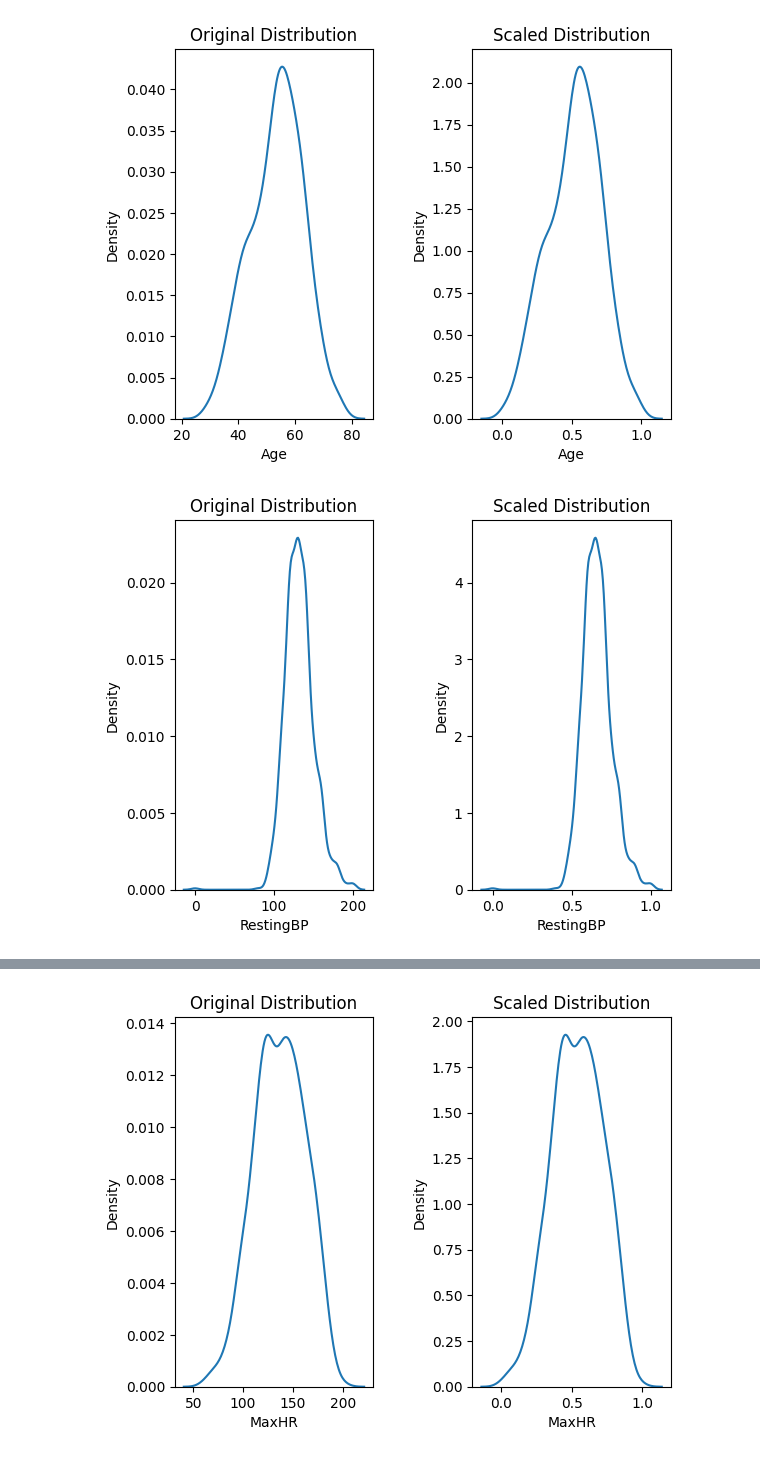
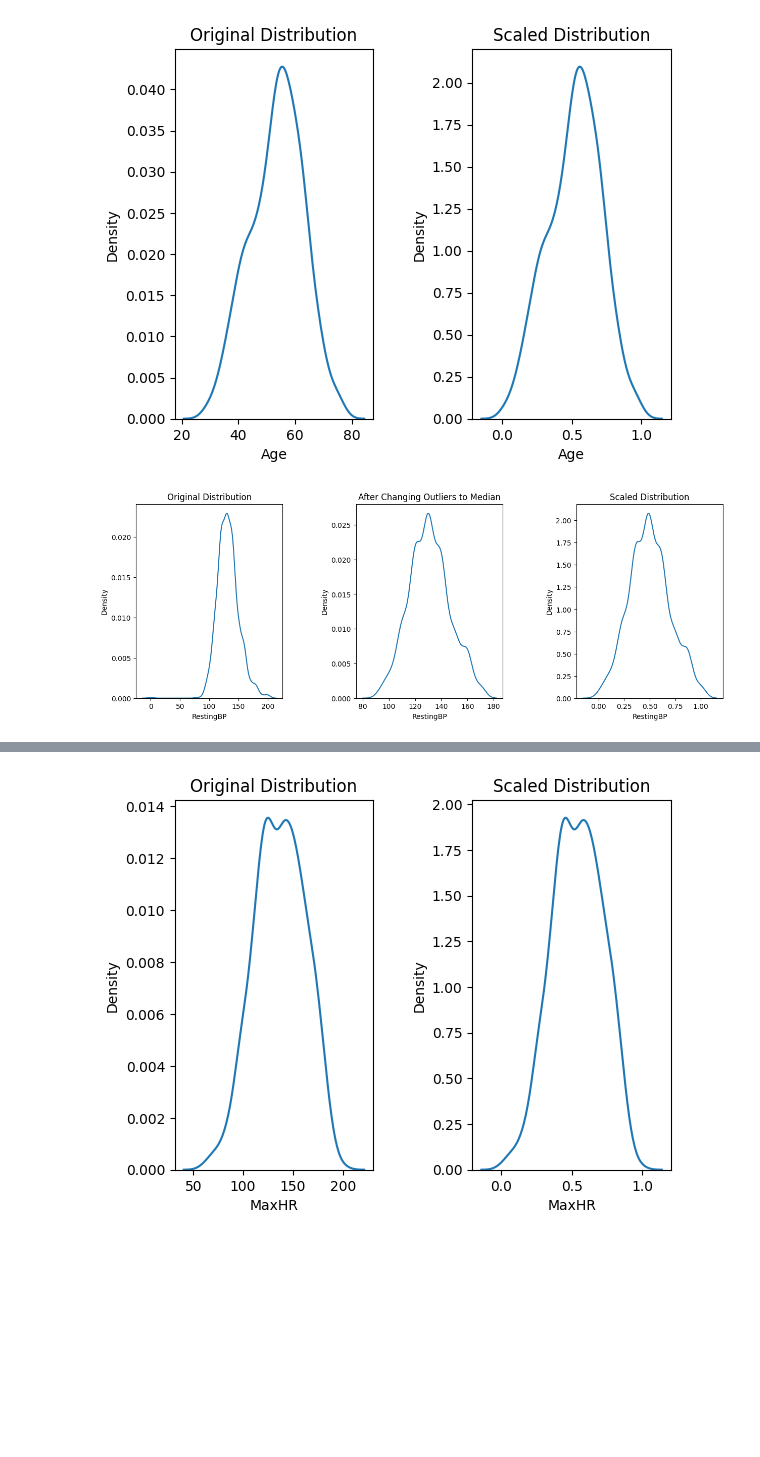
Before and after one commit to nbzuong/ML_Project, a Jupyter notebook: heart_predict.ipynb, the cells around one changed output, grey strips where cells are left out. Cells and saved outputs as stored; diff of their text form; code cells hidden in the pictures; blank space fills up the shorter version.

```diff
--- a/heart_predict.ipynb
+++ b/heart_predict.ipynb
@@ -93,9 +83,3 @@ heart.describe()
 # %%
 target = heart.iloc[:, -1]   # Last column as the target variable
 feature = heart.iloc[:, :-1]  # All columns except the last one as the features
-# %%
-sex_status = {"M" : 1, "F" : 0}
-feature.Sex= [sex_status[item] for item in feature.Sex]
-
-print(Counter(feature.Sex).keys())
-print(Counter(feature.Sex).values())
@@ -105,6 +85,0 @@ dict_values([725, 193])
-# %%
-exercise = {"Y" : 1, "N" : 0}
-feature.ExerciseAngina = [exercise[item] for item in feature.ExerciseAngina]
-
-print(Counter(feature.ExerciseAngina).keys())
-print(Counter(feature.ExerciseAngina).values())
@@ -127,3 +86,9 @@ plt.show()
+# %%
+#Label Encoding for categorical columns
+le = preprocessing.LabelEncoder()
+categorical_cols = ['Sex', 'ChestPainType', 'RestingECG', 'ExerciseAngina', 'ST_Slope']
+for col in categorical_cols:
+    feature[col] = le.fit_transform(feature[col])
 # %%
 minmax_scaler = preprocessing.MinMaxScaler()
 # %%
@@ -143,19 +108,38 @@ plt.show()
 # %% [output]
 [figure]
 # %%
-fig, (original, scaled) = plt.subplots(1, 2)
+# Create subplots for original and scaled distributions
+fig, (original, after_outlier, scaled) = plt.subplots(1, 3, figsize=(15, 5))
+
+# Plot the original distribution
 sns.kdeplot(feature['RestingBP'], label='RestingBP', ax=original)
 original.set_title('Original Distribution')
 
-# Scale the RestingBP feature
+# Identify and change outliers to median
+median_value = feature['RestingBP'].median()
+Q1 = feature['RestingBP'].quantile(0.25)
+Q3 = feature['RestingBP'].quantile(0.75)
+IQR = Q3 - Q1
+lower_bound = Q1 - 1.5 * IQR
+upper_bound = Q3 + 1.5 * IQR
+
+feature['RestingBP'] = feature['RestingBP'].apply(lambda x: median_value if x < lower_bound or x > upper_bound else x)
+
+# Plot the distribution after changing outliers to median
+sns.kdeplot(feature['RestingBP'], label='RestingBP', ax=after_outlier)
+after_outlier.set_title('After Changing Outliers to Median')
+
 feature['RestingBP'] = minmax_scaler.fit_transform(feature[['RestingBP']])
 
-# Plot the scaled distribution of the RestingBP feature
+# Plot the scaled distribution of the 'RestingBP' feature
 sns.kdeplot(feature['RestingBP'], label='RestingBP', ax=scaled)
 scaled.set_title('Scaled Distribution')
 
+# Adjust the spacing between subplots
 plt.subplots_adjust(wspace=0.5)
+
+# Display the plots
 plt.show()
 # %% [output]
-[figure, old version]
+[figure, new version]
 # %%
```
Also changed, not shown: parts of 19 cells of this notebook.
